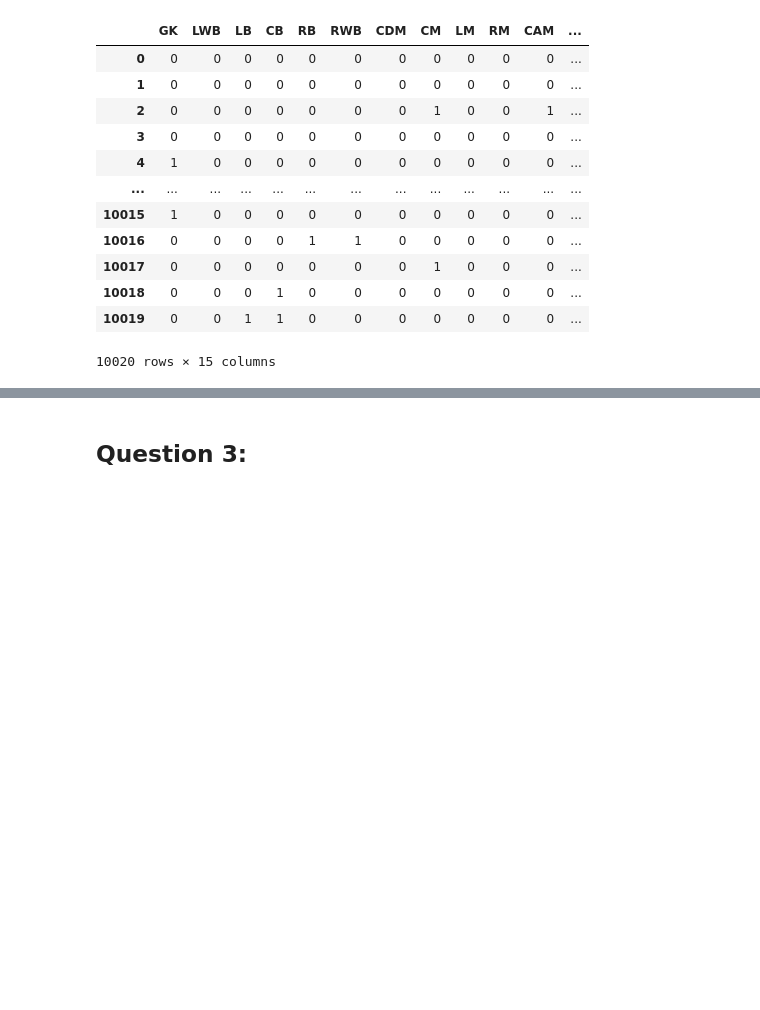
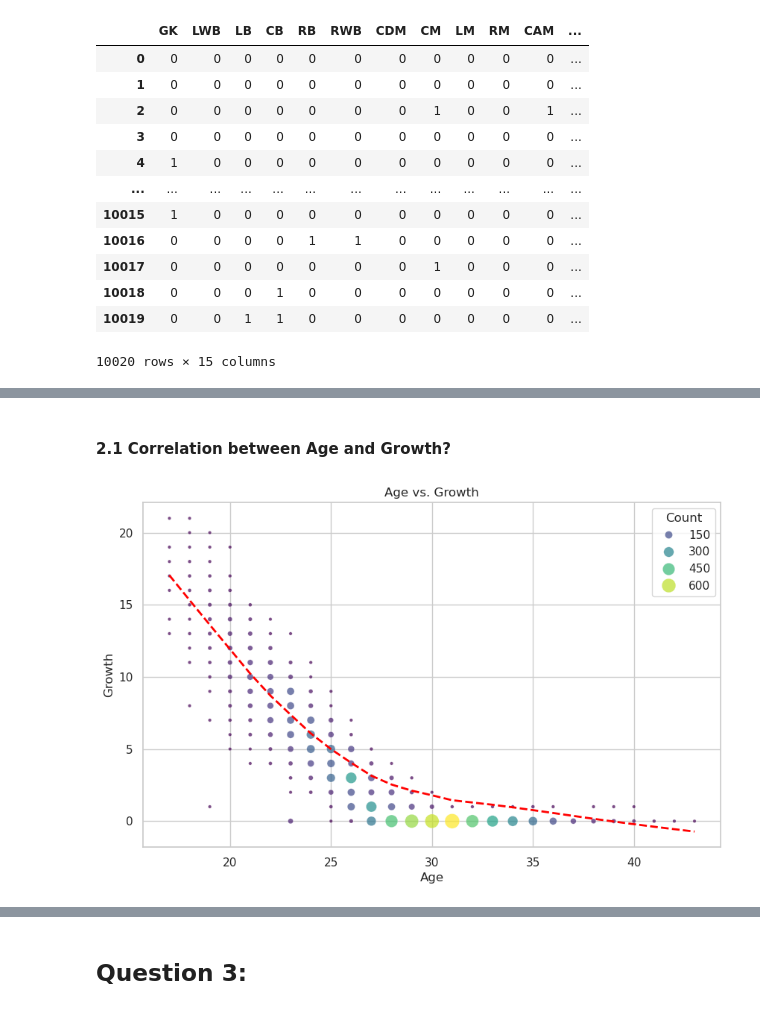
Before and after one commit to TranPhanPhucAn/Final_project_NMKHDL, a Jupyter notebook: Making_Questions.ipynb, the cells around one changed output, grey strips where cells are left out. Cells and saved outputs as stored; diff of their text form; code cells hidden in the pictures; blank space fills up the shorter version.

```diff
--- a/Making_Questions.ipynb
+++ b/Making_Questions.ipynb
@@ -87,0 +212,5 @@ one_hot_position_df
+# %%
+growth_players_df = cleaned_df[['Name', 'Age', 'Club', 'League' ,'Nation', 'OVR', 'POT']]
+growth_players_df = growth_players_df.copy()
+growth_players_df.loc[:, 'Growth'] = growth_players_df.apply(lambda row: row['POT'] - row['OVR'] , axis=1)
+growth_players_df
@@ -87,0 +231,21 @@ one_hot_position_df
+# %% [markdown]
+#### 2.1 Correlation between Age and Growth?
+# %%
+# Group the data by Age and Growth columns
+grouped_AG = growth_players_df.groupby(['Age', 'Growth']).size().reset_index(name='count')
+
+# Create a scatter plot with Seaborn
+plt.figure(figsize=(10, 6))
+sns.set_style("whitegrid")
+sns.scatterplot(data=grouped_AG, x="Age", y="Growth", size="count", sizes=(10, 200), hue="count", palette="viridis", alpha=0.7)
+
+# Add a trendline (lowess)
+sns.regplot(data=grouped_AG, x="Age", y="Growth", scatter=False, color="red", lowess=True, line_kws={"linewidth": 2, "linestyle": "--"})
+
+plt.title("Age vs. Growth")
+plt.xlabel("Age")
+plt.ylabel("Growth")
+plt.legend(title="Count")
+plt.show()
+# %% [output]
+[figure, added]
```
Also changed, not shown: parts of 38 cells of this notebook.
